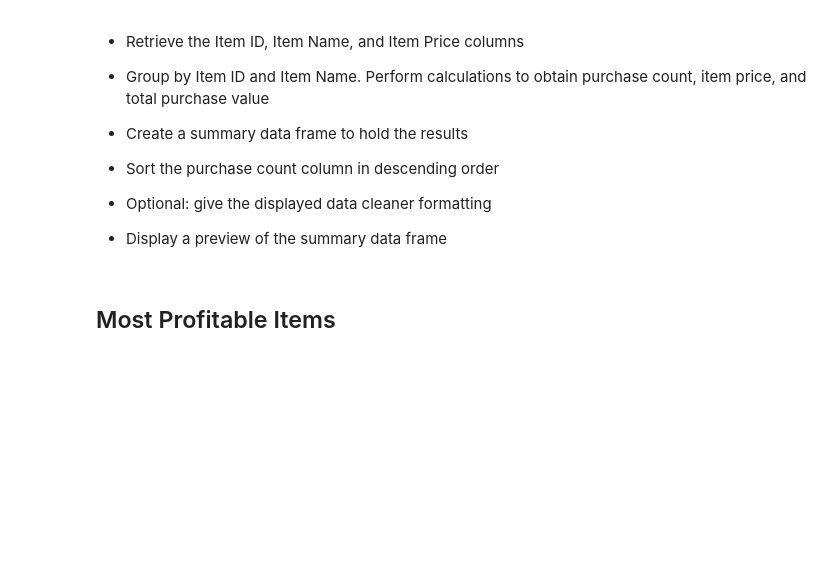
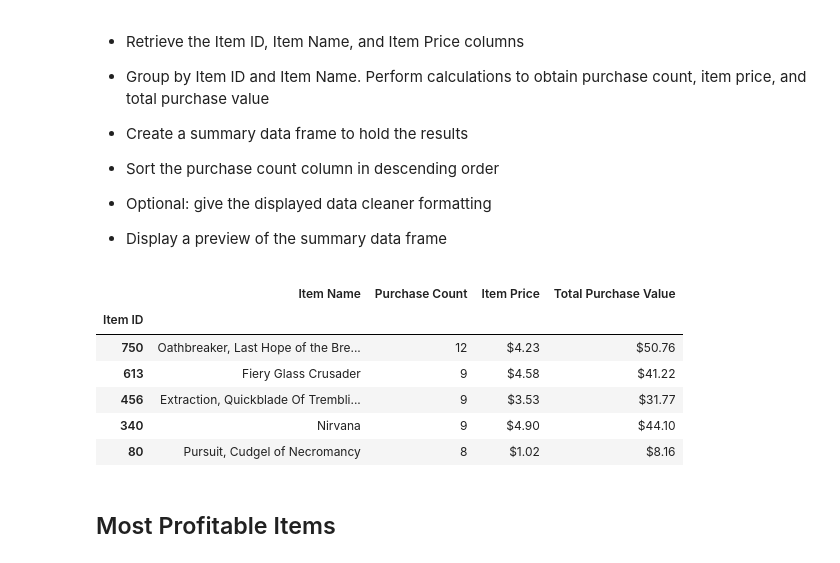
Before and after one commit to Jaime-Rodriguez/HeroesOfPymoli, a Jupyter notebook: 04-Pandas_Homework_HeroesOfPymoli_HeroesOfPymoli_starter-checkpoint.ipynb, the cells around one changed output. Cells and saved outputs as stored; diff of their text form; code cells hidden in the pictures; blank space fills up the shorter version.

```diff
--- a/04-Pandas_Homework_HeroesOfPymoli_HeroesOfPymoli_starter-checkpoint.ipynb
+++ b/04-Pandas_Homework_HeroesOfPymoli_HeroesOfPymoli_starter-checkpoint.ipynb
@@ -254,6 +287,30 @@ TypeError: Index(...) must be called with a collection of some kind, 'Age_Bucket
 
 
 * Display a preview of the summary data frame
+# %%
+pop_id = df.groupby(["Item ID","Item Name"]).agg({"Purchase ID":"count","Price":"sum"})
+pop_id = pop_id.merge(df,left_on="Item ID",right_on="Item ID")
+del pop_id["Purchase ID_y"]
+del pop_id["SN"]
+del pop_id["Age"]
+del pop_id["Gender"]
+del pop_id["Age_Bucket"]
+pop_id.rename(columns={"Purchase ID_x":"Purchase Count","Price_x":"Total Purchase Value","Price_y":"Item Price"},inplace=True)
+pop_id.drop_duplicates("Item ID", keep='first',inplace=True)
+pop_id.sort_values("Purchase Count",ascending=False,inplace=True)
+pop_final = pop_id[["Item ID","Item Name","Purchase Count","Item Price","Total Purchase Value"]].head()
+pop_final["Item ID"] = pop_final.index
+pop_final["Item Price"] = pop_id["Item Price"].map("${:,.2f}".format)
+pop_final["Total Purchase Value"] = pop_id["Total Purchase Value"].map("${:,.2f}".format)
+pop_final.set_index("Item ID")
+# %% [output]
+|  | Item Name | Purchase Count | Item Price | Total Purchase Value |
+| Item ID |  |  |  |  |
+| 750 | Oathbreaker, Last Hope of the Bre... | 12 | $4.23 | $50.76 |
+| 613 | Fiery Glass Crusader | 9 | $4.58 | $41.22 |
+| 456 | Extraction, Quickblade Of Trembli... | 9 | $3.53 | $31.77 |
+| 340 | Nirvana | 9 | $4.90 | $44.10 |
+| 80 | Pursuit, Cudgel of Necromancy | 8 | $1.02 | $8.16 |
 # %% [markdown]
 ## Most Profitable Items
 # %% [markdown]
```
Also changed, not shown: parts of 7 cells of this notebook.
